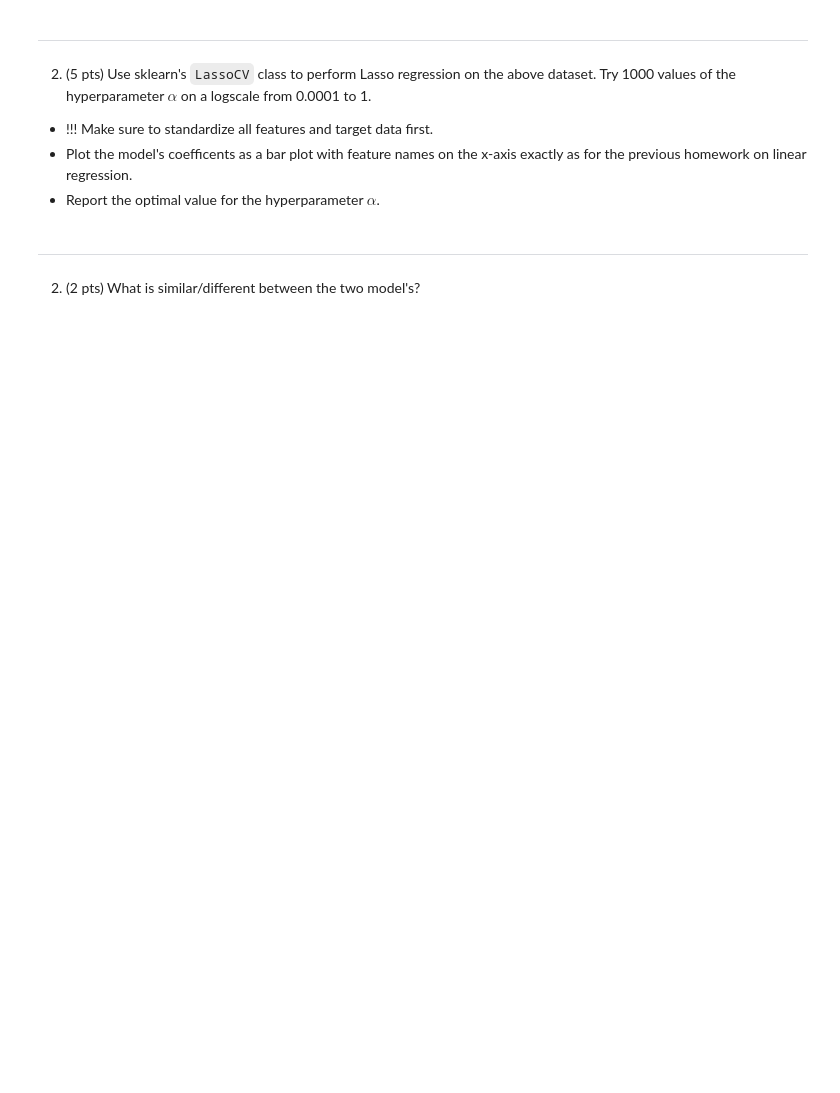
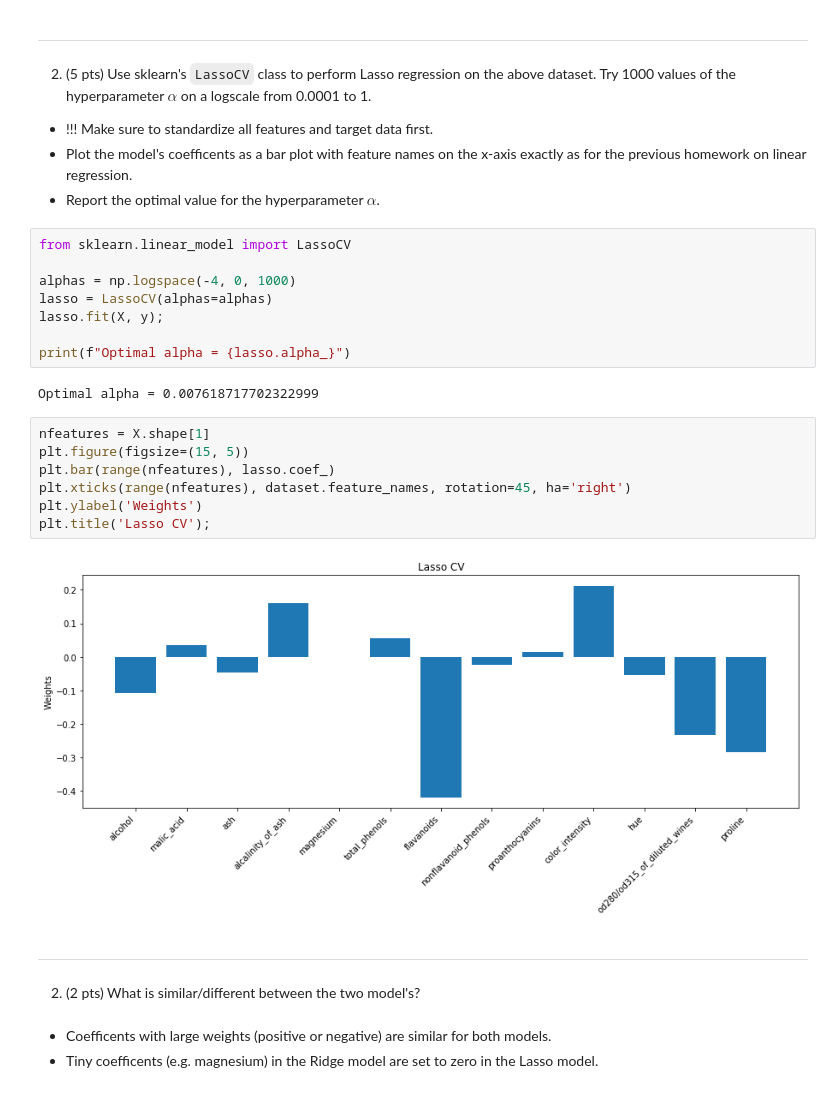
Before and after one commit to marcel-goldschen-ohm/NEU-337-Spring-2020, a Jupyter notebook: homework/homework-regularization.ipynb, the cells around one changed output. Cells and saved outputs as stored; diff of their text form; blank space fills up the shorter version.

```diff
--- a/homework/homework-regularization.ipynb
+++ b/homework/homework-regularization.ipynb
@@ -18,6 +50,28 @@ dataset = datasets.load_wine()
 * !!! Make sure to standardize all features and target data first.
 * Plot the model's coefficents as a bar plot with feature names on the x-axis exactly as for the previous homework on linear regression.
 * Report the optimal value for the hyperparameter $\alpha$.
+# %%
+from sklearn.linear_model import LassoCV
+
+alphas = np.logspace(-4, 0, 1000)
+lasso = LassoCV(alphas=alphas)
+lasso.fit(X, y);
+
+print(f"Optimal alpha = {lasso.alpha_}")
+# %% [output]
+Optimal alpha = 0.007618717702322999
+# %%
+nfeatures = X.shape[1]
+plt.figure(figsize=(15, 5))
+plt.bar(range(nfeatures), lasso.coef_)
+plt.xticks(range(nfeatures), dataset.feature_names, rotation=45, ha='right')
+plt.ylabel('Weights')
+plt.title('Lasso CV');
+# %% [output]
+[figure, added]
 # %% [markdown]
 ---
 2. (2 pts) What is similar/different between the two model's?
+# %% [markdown]
+* Coefficents with large weights (positive or negative) are similar for both models.
+* Tiny coefficents (e.g. magnesium) in the Ridge model are set to zero in the Lasso model.
```
Also changed, not shown: parts of 2 cells of this notebook.
